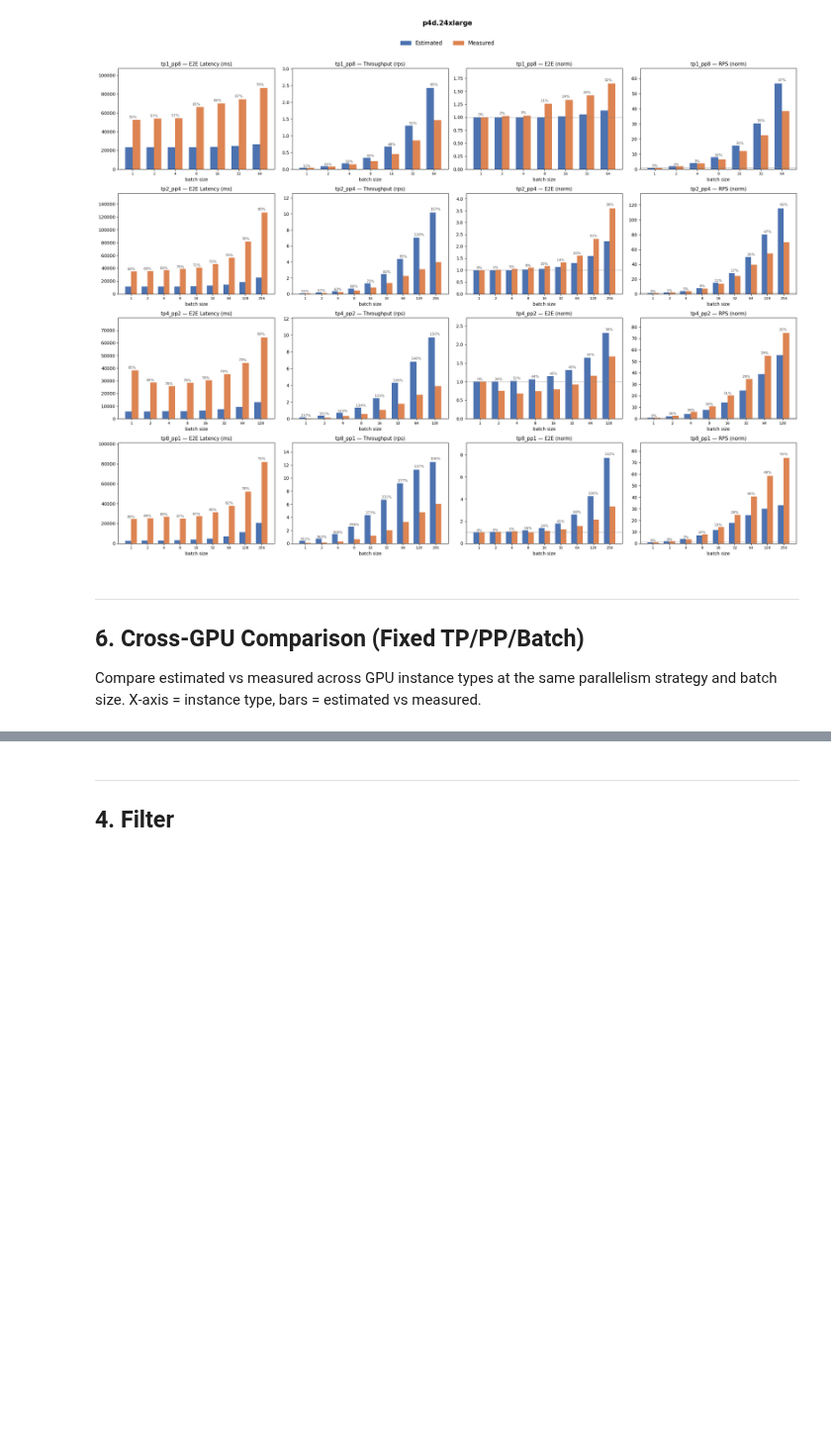
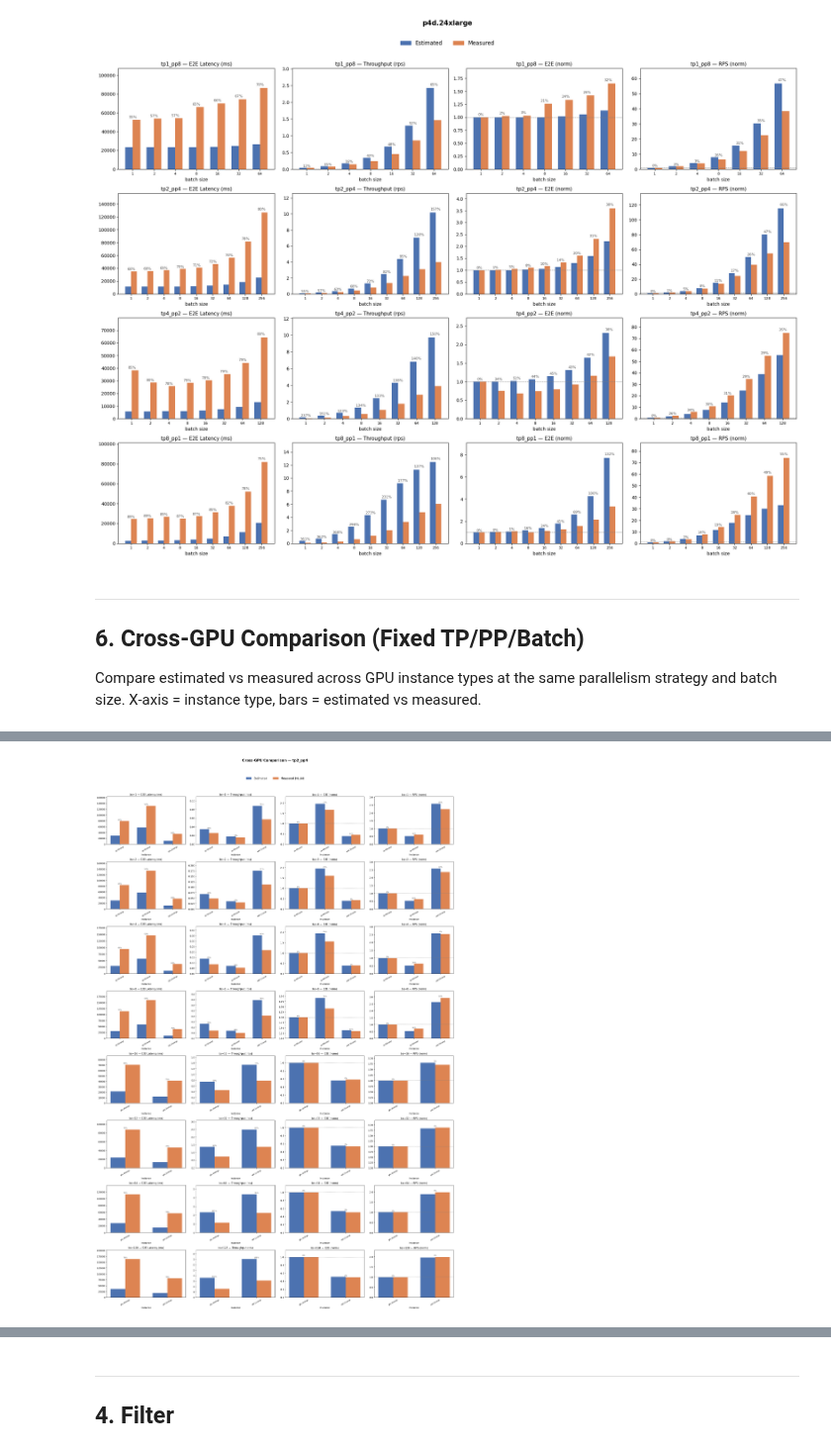
Before and after one commit to ddps-lab/HeteroSpotLLMServe, a Jupyter notebook: ArtifactEvaluation/PerformanceEstimation/llama3-70b/results_viewer.ipynb, the cells around one changed output, grey strips where cells are left out. Shown at 99% size. Cells and saved outputs as stored; diff of their text form; code cells hidden in the pictures; blank space fills up the shorter version.

```diff
--- a/ArtifactEvaluation/PerformanceEstimation/llama3-70b/results_viewer.ipynb
+++ b/ArtifactEvaluation/PerformanceEstimation/llama3-70b/results_viewer.ipynb
@@ -524,0 +528,81 @@ if not meas_df.empty:
+# %%
+# ─── Cross-GPU bar chart ─────────────────────────────────────────
+CROSS_TP = 2
+CROSS_PP = 4
+CROSS_BATCH_SIZES = [1, 2, 4, 8, 16, 32, 64, 128]  # batch sizes to compare across GPUs
+# ─────────────────────────────────────────────────────────────────
+
+if not meas_df.empty:
+    cross_merged = merged.copy()
+    cross_merged = cross_merged[
+        (cross_merged["tp"] == CROSS_TP) & (cross_merged["pp"] == CROSS_PP)
+    ]
+    cross_merged = cross_merged[cross_merged["batch"].isin(CROSS_BATCH_SIZES)]
+    cross_merged = cross_merged.sort_values(["batch", "instance"]).reset_index(drop=True)
+
+    avail_instances = sorted(cross_merged["instance"].unique())
+    print(f"Instances with tp={CROSS_TP}, pp={CROSS_PP}: {avail_instances}")
+
+    if len(avail_instances) < 2:
+        print(f"Need >= 2 instances for cross-GPU comparison, got {len(avail_instances)}")
+    elif cross_merged.empty:
+        print(f"No matching data for tp={CROSS_TP}, pp={CROSS_PP}, batches={CROSS_BATCH_SIZES}")
+    else:
+        n_batches = cross_merged["batch"].nunique()
+        fig, axes = plt.subplots(n_batches, 4, figsize=(22, 4 * n_batches))
+        if n_batches == 1:
+            axes = [axes]
+
+        fig.legend(
+            handles=[Patch(color=C_EST, label="Estimated"), Patch(color=C_MEAS, label="Measured (vLLM)")],
+            loc="upper center", ncol=2, fontsize=12, frameon=False,
+            bbox_to_anchor=(0.5, 1.02),
+        )
+        fig.suptitle(f"Cross-GPU Comparison — tp{CROSS_TP}_pp{CROSS_PP}", fontsize=15, fontweight="bold", y=1.05)
+
+        for row, (bs, grp) in enumerate(cross_merged.groupby("batch")):
+            grp = grp.sort_values("instance")
+            instances = grp["instance"].values
+            x = np.arange(len(instances))
+            w = 0.35
+
+            for ci, c in enumerate(PLOT_COLS):
+                est_vals = grp[f"{c}_est"].values.astype(float)
+                meas_vals = grp[f"{c}_meas"].values.astype(float)
+                mape_vals = (abs(est_vals - meas_vals) / abs(meas_vals).clip(min=1e-9) * 100)
+
+                # Raw
+                ax_raw = axes[row][ci]
+                be = ax_raw.bar(x - w/2, est_vals, w, color=C_EST)
+                bm = ax_raw.bar(x + w/2, meas_vals, w, color=C_MEAS)
+                for i, mp in enumerate(mape_vals):
+                    top = max(be[i].get_height(), bm[i].get_height())
+                    ax_raw.text(i, top * 1.02, f"{mp:.0f}%", ha="center", va="bottom", fontsize=8, color="#555")
+                ax_raw.set_title(f"bs={bs} — {PLOT_LABELS[c]}", fontsize=11)
+                ax_raw.set_xticks(x)
+                ax_raw.set_xticklabels(instances, fontsize=7, rotation=30)
+                ax_raw.set_xlabel("Instance")
+                ax_raw.set_ylim(0, ax_raw.get_ylim()[1] * 1.18)
+
+                # Normalized to first instance
+                ax_norm = axes[row][ci + 2]
+                base_est = est_vals[0] if est_vals[0] != 0 else 1
+                base_meas = meas_vals[0] if meas_vals[0] != 0 else 1
+                norm_est = est_vals / base_est
+                norm_meas = meas_vals / base_meas
+                norm_mape = abs(norm_est - norm_meas) / abs(norm_meas).clip(min=1e-9) * 100
+                be2 = ax_norm.bar(x - w/2, norm_est, w, color=C_EST)
+                bm2 = ax_norm.bar(x + w/2, norm_meas, w, color=C_MEAS)
+                for i, d in enumerate(norm_mape):
+                    top = max(be2[i].get_height(), bm2[i].get_height())
+                    ax_norm.text(i, top * 1.02, f"{d:.0f}%", ha="center", va="bottom", fontsize=8, color="#555")
+                ax_norm.set_title(f"bs={bs} — {NORM_LABELS[c]}", fontsize=11)
+                ax_norm.set_xticks(x)
+                ax_norm.set_xticklabels(instances, fontsize=7, rotation=30)
+                ax_norm.set_xlabel("Instance")
+                ax_norm.axhline(y=1, color="gray", linestyle="--", linewidth=0.8)
+                ax_norm.set_ylim(0, ax_norm.get_ylim()[1] * 1.12)
+
+        plt.tight_layout()
+        plt.show()
+# %% [output]
@@ -524,0 +610 @@ if not meas_df.empty:
+[figure, added]
```
Also changed, not shown: parts of 4 cells of this notebook, 1 other file.
